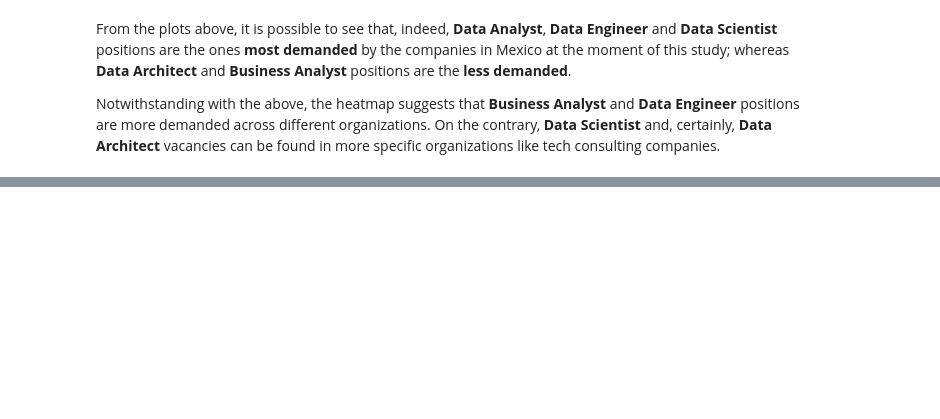
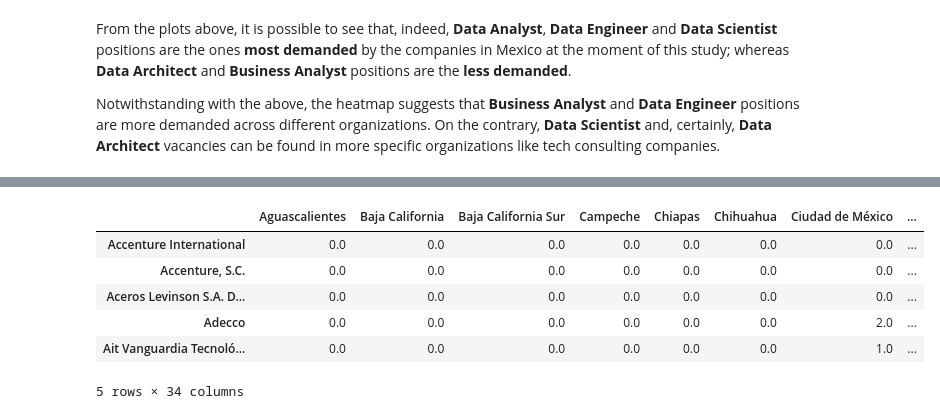
Before and after one commit to DanielEduardoLopez/DataJobs-MX2023, a Jupyter notebook: 2_DataJobsMX2023_DataAnalysis.ipynb, the cells around one changed output, grey strips where cells are left out. Cells and saved outputs as stored; diff of their text form; code cells hidden in the pictures; blank space fills up the shorter version.

```diff
--- a/2_DataJobsMX2023_DataAnalysis.ipynb
+++ b/2_DataJobsMX2023_DataAnalysis.ipynb
@@ -1264,0 +1291,17 @@ Notwithstanding with the above, the heatmap suggests that **Business Analyst** a
+# %%
+# Dataframe for analyzing the location of the companies demanding data jobs
+companies_by_location_df = (pd.pivot_table(data = df, index = 'Company', columns = 'Location',
+                          values = 'Job', aggfunc = 'count').transpose()
+                        .join(states_df, how = 'outer').drop(columns =['ID', 'Lat', 'Long'])
+                        .transpose().fillna(0).drop('Not Disclosed')
+                        )
+companies_by_location_df['Total'] = companies_by_location_df.sum(axis=1, numeric_only= True)
+companies_by_location_df.head()
+# %% [output]
+|  | Aguascalientes | Baja California | Baja California Sur | Campeche | Chiapas | Chihuahua | Ciudad de México | ... |
+| Accenture International | 0.0 | 0.0 | 0.0 | 0.0 | 0.0 | 0.0 | 0.0 | ... |
+| Accenture, S.C. | 0.0 | 0.0 | 0.0 | 0.0 | 0.0 | 0.0 | 0.0 | ... |
+| Aceros Levinson S.A. D... | 0.0 | 0.0 | 0.0 | 0.0 | 0.0 | 0.0 | 0.0 | ... |
+| Adecco | 0.0 | 0.0 | 0.0 | 0.0 | 0.0 | 0.0 | 2.0 | ... |
+| Ait Vanguardia Tecnoló... | 0.0 | 0.0 | 0.0 | 0.0 | 0.0 | 0.0 | 1.0 | ... |
+5 rows × 34 columns
```
Also changed, not shown: parts of 41 cells of this notebook.
